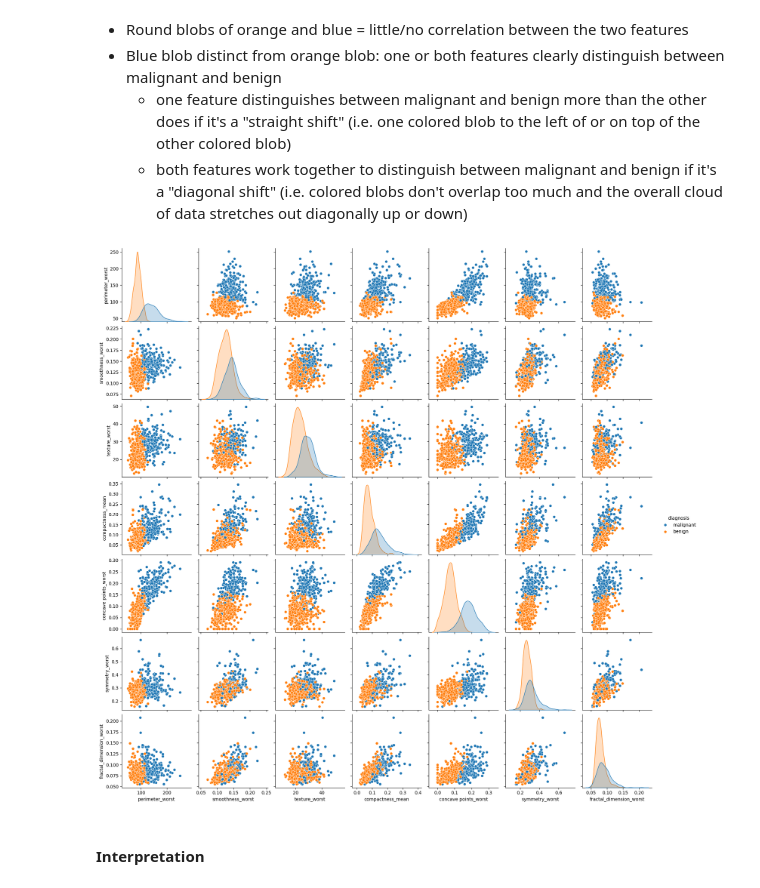
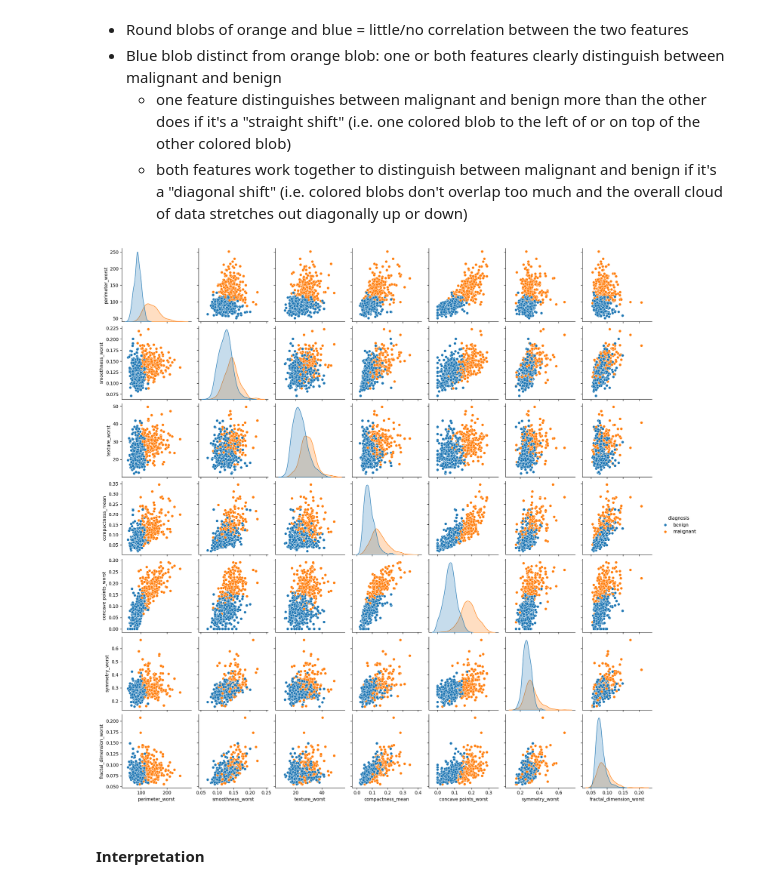
Before and after one commit to ThereseColeongco/classifier-breast-cancer, a Jupyter notebook: classifier.ipynb, the cells around one changed output. Saved outputs shown, nothing was run; the diff lists cells and outputs as text; code cells hidden in the pictures.

Commit message:
feat: added hue_order to plots

```diff
--- a/classifier.ipynb
+++ b/classifier.ipynb
@@ -313,11 +325,9 @@ fractal_dimension_worst : 1.1442398346150665e-13
 # %%
 df_pairplot = df[['diagnosis', 'perimeter_worst', 'smoothness_worst', 'texture_worst', 'compactness_mean', 'concave points_worst', 'symmetry_worst', 'fractal_dimension_worst']]
 df_pairplot['diagnosis'] = df_pairplot['diagnosis'].map({0: 'benign', 1: 'malignant'})
-grid = sns.pairplot(df_pairplot, hue='diagnosis')
-
-# TODO orange = malignant, blue = benign
+grid = sns.pairplot(df_pairplot, hue='diagnosis', hue_order=['benign', 'malignant'])
 # %% [output]
-[figure, old version]
+[figure, new version]
 # %% [markdown]
 #### Interpretation
 # %% [markdown]
```
Also changed, not shown: parts of 4 cells of this notebook.
